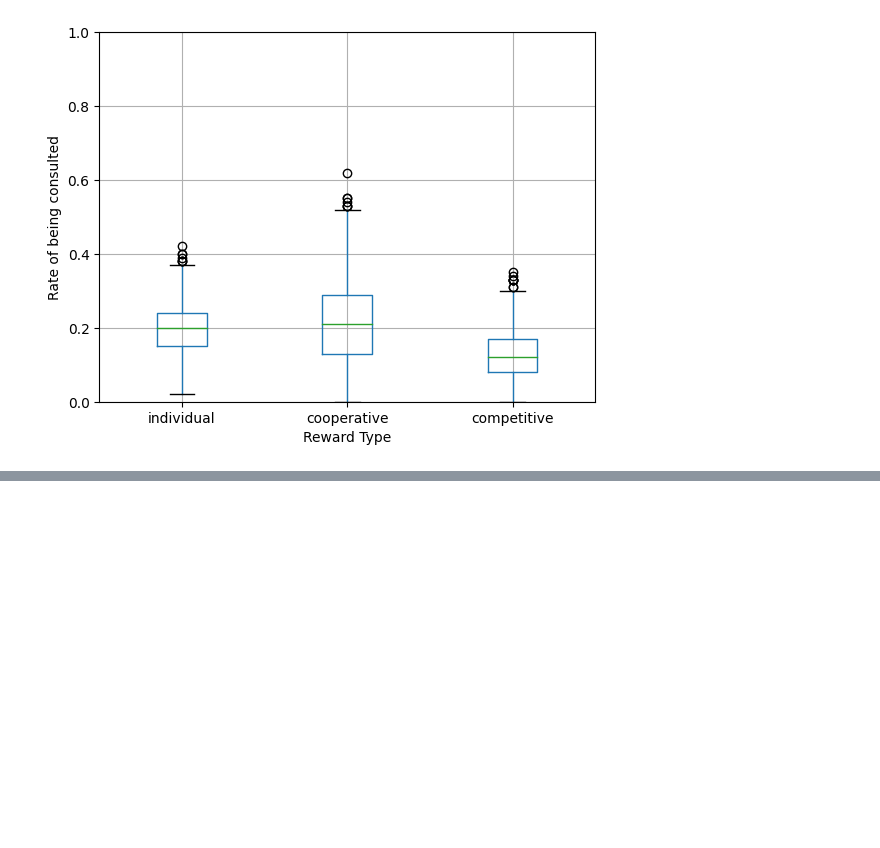
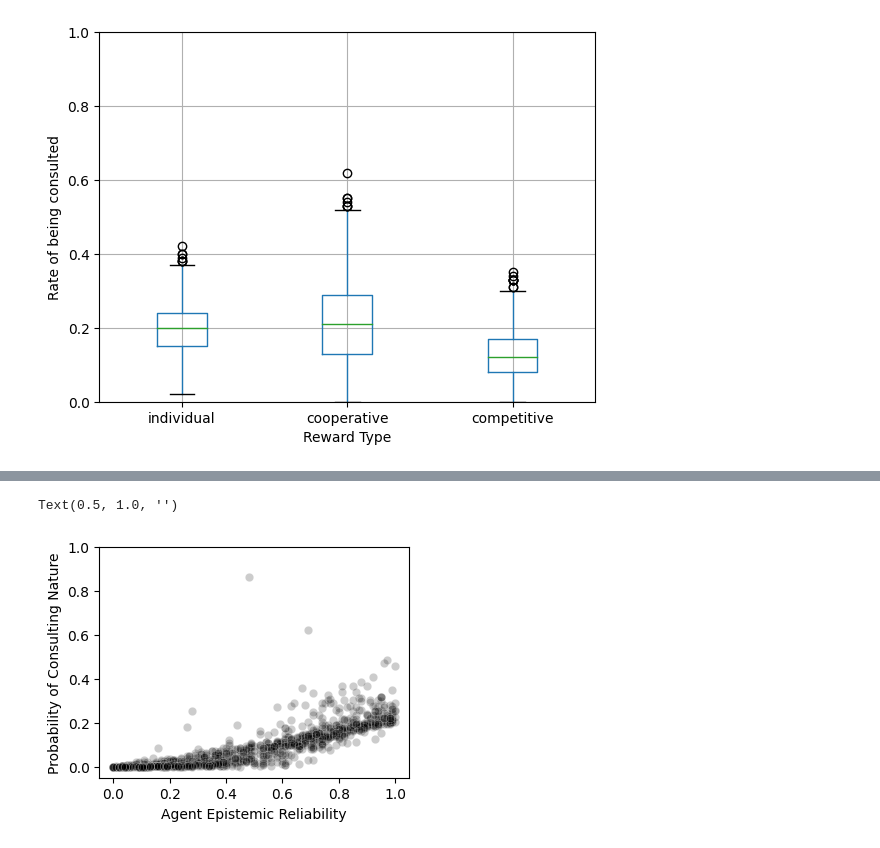
Before and after one commit to alicecwhuang/epistemic-altruism, a Jupyter notebook: data.ipynb, the cells around one changed output, grey strips where cells are left out. Saved outputs shown, nothing was run; the diff lists cells and outputs as text; code cells hidden in the pictures; blank space fills up the shorter version.

```diff
--- a/data.ipynb
+++ b/data.ipynb
@@ -450,0 +473,14 @@ ax.set_ylim(0, 1)
+# %%
+"""Generate a df with reliability, prob for consulting nature, prob for being consulted"""
+corr = corr_df('matrix', df[((df['n']==5) & (df['cp_ratio']==0.1)) &
+               ((df['min_R']==0) & (df['max_R']==1))])
+# %%
+plt.figure(figsize=(4, 3))
+plt.scatter(corr['reliability'], corr['nature'], alpha=0.2, c='black', edgecolors='w', linewidth=0.5)
+plt.ylim(-0.05, 1)
+plt.xlabel('Agent Epistemic Reliability')
+plt.ylabel('Probability of Consulting Nature')
+plt.title('')
+# %% [output]
+Text(0.5, 1.0, '')
+[figure, added]
```
Also changed, not shown: parts of 29 cells of this notebook, 1 other file.
